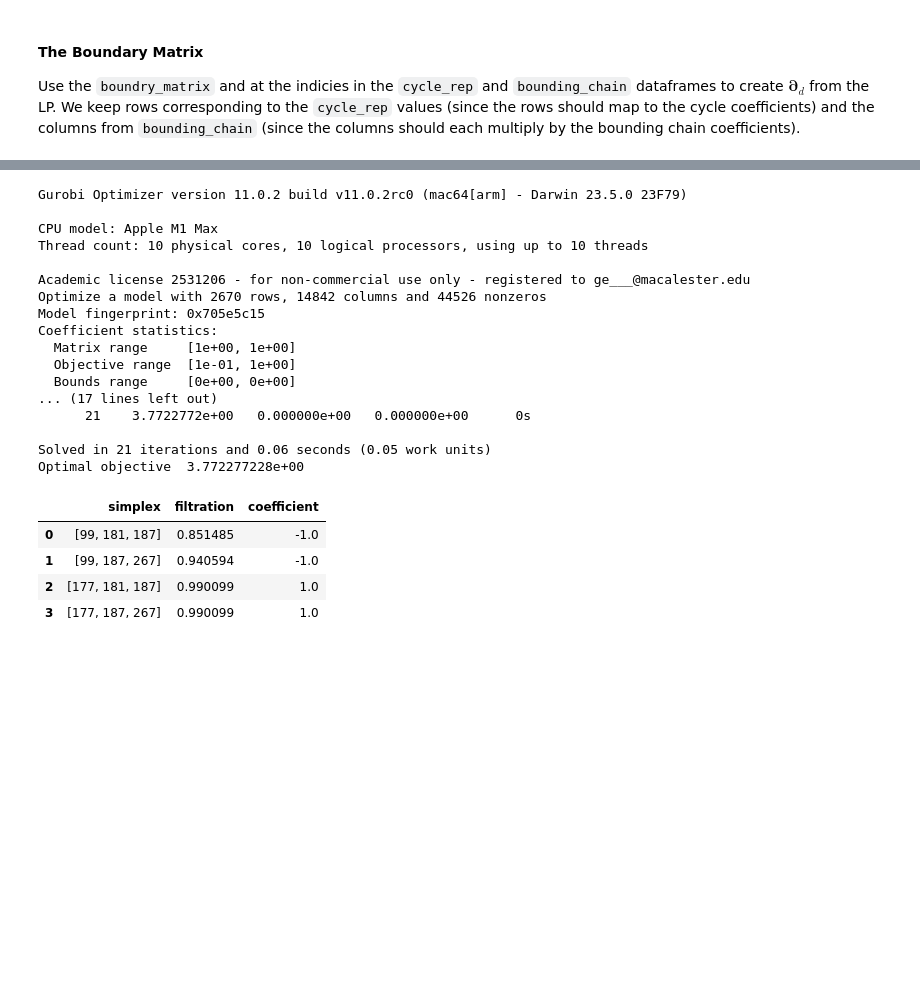
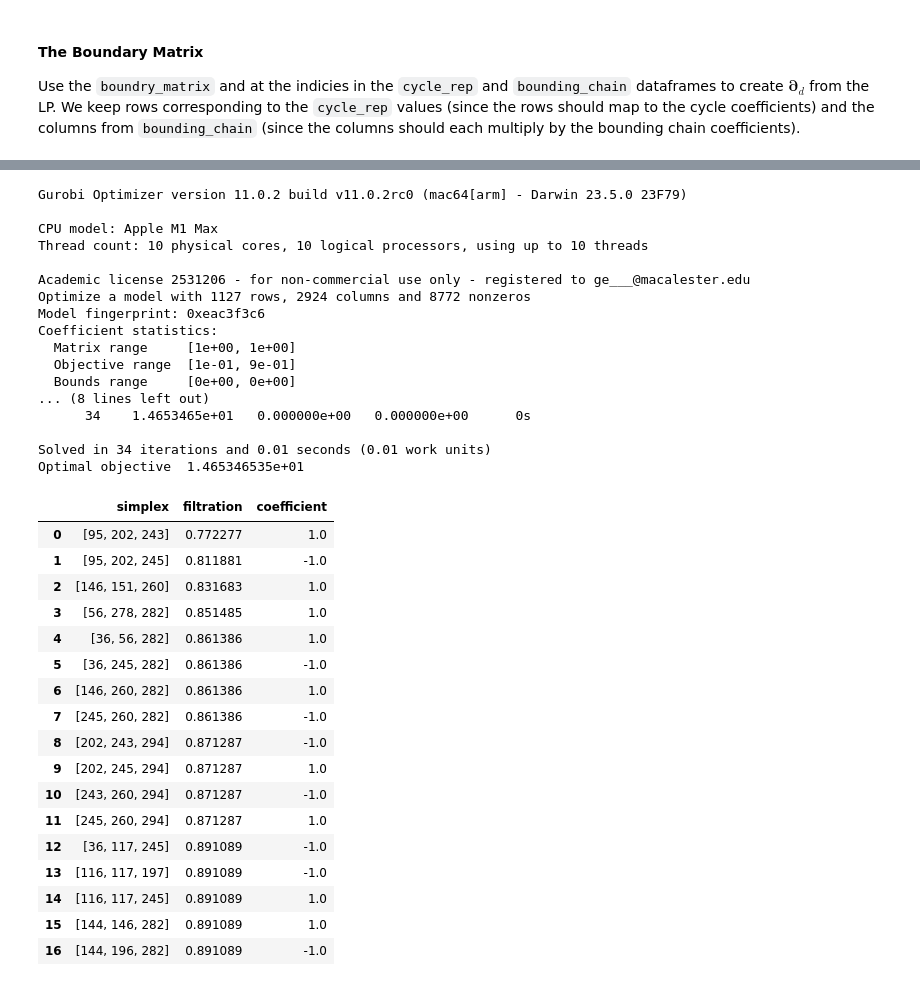
Before and after one commit to etscheelk/2024SummerTopo, a Jupyter notebook: Gavin/playtime/optimizing_a_bounding_chain.ipynb, the cells around one changed output, grey strips where cells are left out. Cells and saved outputs as stored; diff of their text form; code cells hidden in the pictures; blank space fills up the shorter version.

```diff
--- a/Gavin/playtime/optimizing_a_bounding_chain.ipynb
+++ b/Gavin/playtime/optimizing_a_bounding_chain.ipynb
@@ -61,7 +61,7 @@ f'Homology calculation took {time() - start} secs'
 Find the cycle we want to optimize and get an optimal cycle rep for it.
 # %%
 # the cycle we solve for
-cycle_i = 400
+cycle_i = 529
 
 # optimization problem
 start = time()
@@ -216,12 +239,11 @@ Use the `gurobipy` module to create and optimize the model to solve for the boun
 m = gb.Model('Optimal Bounding Chain')
 
 # free (decision) variables
-coeffs = m.addMVar((len(bounding_chain)), lb='-INFINITY')
+coeffs = m.addMVar((len(bounding_chain)), lb=-gb.GRB.INFINITY)
 abs_coeffs = m.addMVar((len(bounding_chain)))
 
 # constraints
-for i in range(len(bounding_chain)):
-    m.addConstr(abs_coeffs[i] == gb.abs_(coeffs[i]), f'abs_{i}')
+m.addConstrs((abs_coeffs[i] == gb.abs_(coeffs[i]) for i in range(len(bounding_chain))), name='abs')
 m.addConstr(lp_boundry_matrix @ coeffs == np.array(cycle_rep['coefficient']), 'boundry') # idk if pandas works with gurobi, im not thinking about it rn tho
 
 # objective
@@ -231,10 +253,10 @@ m.setObjective(gb.quicksum(np.array(bounding_chain['filtration']) * abs_coeffs))
 m.optimize()
 
 # get solution
-bounding_chain['coefficient'] = list(map(lambda c: float(c.X), coeffs))
+bounding_chain['coefficient'] = coeffs.X
 
 # close model
-m.close()
+# m.close()
 
 # clean results
 optimal_bounding_chain = bounding_chain.loc[bounding_chain['coefficient'] != 0, ['simplex', 'filtration', 'coefficient']].reset_index(drop=True)
@@ -274,42 +301,55 @@ neg_coeffs = m.addMVar((len(bounding_chain)))
 # constraints
 m.addConstr(lp_boundry_matrix @ (pos_coeffs-neg_coeffs) == np.array(cycle_rep['coefficient']), 'boundry') # idk if pandas works with gurobi, im not thinking about it rn tho
 
 # objective
 m.setObjective(gb.quicksum(np.array(bounding_chain['filtration']) * (pos_coeffs+neg_coeffs)))
 
 # optimize
 m.optimize()
 
 # get solution
-bounding_chain['coefficient'] = np.array(list(map(lambda c: float(c.X), pos_coeffs))) - np.array(list(map(lambda c: float(c.X), neg_coeffs)))
+bounding_chain['coefficient'] = pos_coeffs.X - neg_coeffs.X
 
 # close model
 m.close()
 
 # clean results
 optimal_bounding_chain = bounding_chain.loc[bounding_chain['coefficient'] != 0, ['simplex', 'filtration', 'coefficient']].reset_index(drop=True)
 
 optimal_bounding_chain
 # %% [output]
 Gurobi Optimizer version 11.0.2 build v11.0.2rc0 (mac64[arm] - Darwin 23.5.0 23F79)
 
 CPU model: Apple M1 Max
 Thread count: 10 physical cores, 10 logical processors, using up to 10 threads
 
 Academic license 2531206 - for non-commercial use only - registered to ge___@macalester.edu
-Optimize a model with 2670 rows, 14842 columns and 44526 nonzeros
-Model fingerprint: 0x705e5c15
+Optimize a model with 1127 rows, 2924 columns and 8772 nonzeros
+Model fingerprint: 0xeac3f3c6
 Coefficient statistics:
   Matrix range     [1e+00, 1e+00]
-  Objective range  [1e-01, 1e+00]
+  Objective range  [1e-01, 9e-01]
   Bounds range     [0e+00, 0e+00]
-... (17 lines left out)
-      21    3.7722772e+00   0.000000e+00   0.000000e+00      0s
+... (8 lines left out)
+      34    1.4653465e+01   0.000000e+00   0.000000e+00      0s
 
-Solved in 21 iterations and 0.06 seconds (0.05 work units)
-Optimal objective  3.772277228e+00
+Solved in 34 iterations and 0.01 seconds (0.01 work units)
+Optimal objective  1.465346535e+01
 |  | simplex | filtration | coefficient |
-| 0 | [99, 181, 187] | 0.851485 | -1.0 |
-| 1 | [99, 187, 267] | 0.940594 | -1.0 |
-| 2 | [177, 181, 187] | 0.990099 | 1.0 |
-| 3 | [177, 187, 267] | 0.990099 | 1.0 |
+| 0 | [95, 202, 243] | 0.772277 | 1.0 |
+| 1 | [95, 202, 245] | 0.811881 | -1.0 |
+| 2 | [146, 151, 260] | 0.831683 | 1.0 |
+| 3 | [56, 278, 282] | 0.851485 | 1.0 |
+| 4 | [36, 56, 282] | 0.861386 | 1.0 |
+| 5 | [36, 245, 282] | 0.861386 | -1.0 |
+| 6 | [146, 260, 282] | 0.861386 | 1.0 |
+| 7 | [245, 260, 282] | 0.861386 | -1.0 |
+| 8 | [202, 243, 294] | 0.871287 | -1.0 |
+| 9 | [202, 245, 294] | 0.871287 | 1.0 |
+| 10 | [243, 260, 294] | 0.871287 | -1.0 |
+| 11 | [245, 260, 294] | 0.871287 | 1.0 |
+| 12 | [36, 117, 245] | 0.891089 | -1.0 |
+| 13 | [116, 117, 197] | 0.891089 | -1.0 |
+| 14 | [116, 117, 245] | 0.891089 | 1.0 |
+| 15 | [144, 146, 282] | 0.891089 | 1.0 |
+| 16 | [144, 196, 282] | 0.891089 | -1.0 |
```
Also changed, not shown: parts of 14 cells of this notebook, 12 other files.
